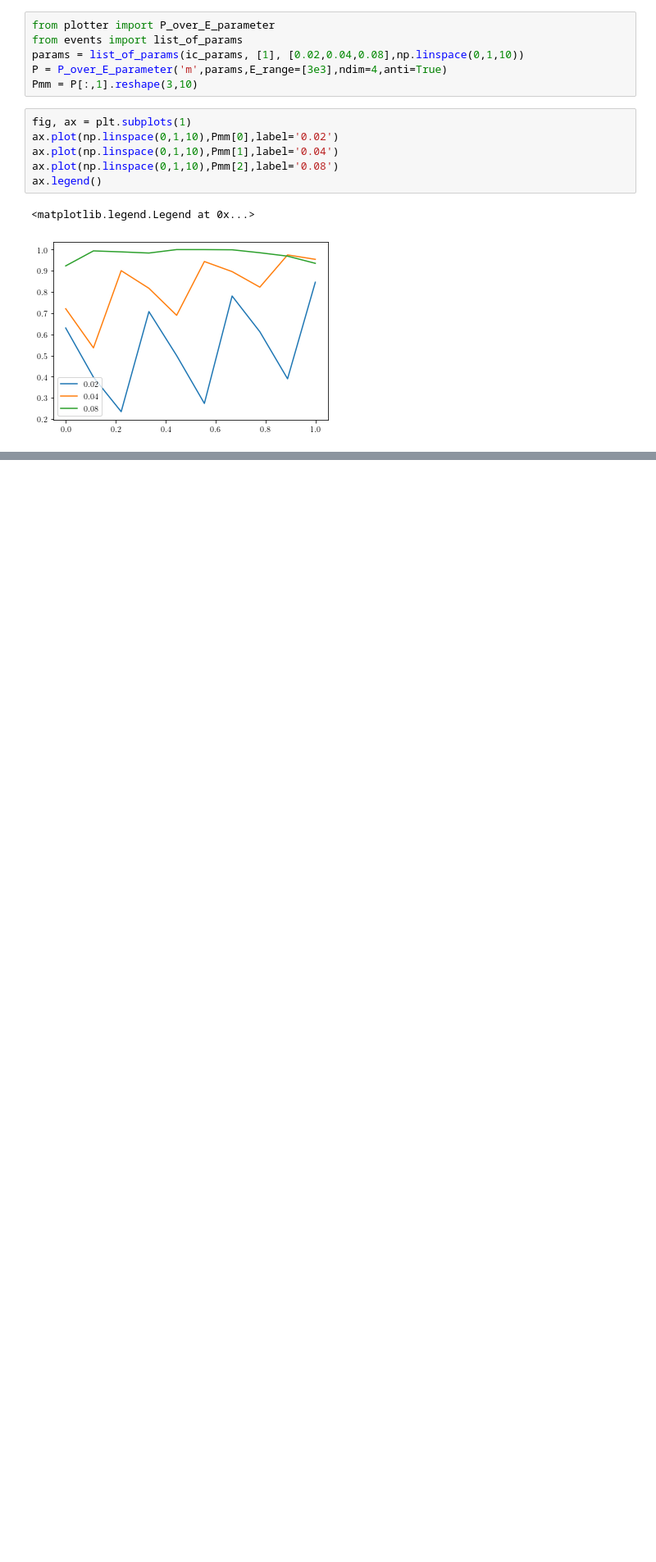
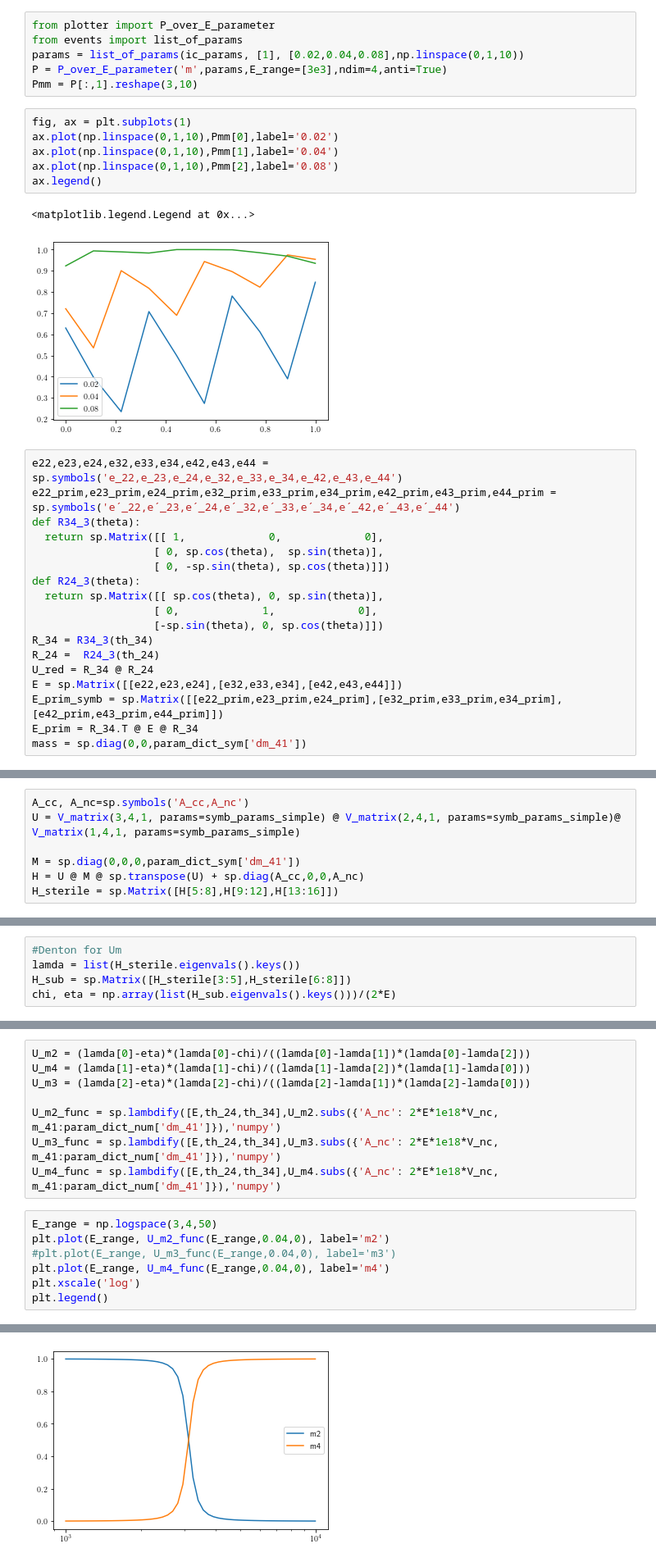
Before and after one commit to Sjoeborg/thesis, a Jupyter notebook: diag_v2.ipynb, the cells around one changed output, grey strips where cells are left out. Shown at 82% size. Cells and saved outputs as stored; diff of their text form; blank space fills up the shorter version.

```diff
--- a/diag_v2.ipynb
+++ b/diag_v2.ipynb
@@ -316,3 +383,21 @@ ax.legend()
 # %% [output]
 <matplotlib.legend.Legend at 0x...>
 [figure]
+# %%
+e22,e23,e24,e32,e33,e34,e42,e43,e44 = sp.symbols('e_22,e_23,e_24,e_32,e_33,e_34,e_42,e_43,e_44')
+e22_prim,e23_prim,e24_prim,e32_prim,e33_prim,e34_prim,e42_prim,e43_prim,e44_prim = sp.symbols('e´_22,e´_23,e´_24,e´_32,e´_33,e´_34,e´_42,e´_43,e´_44')
+def R34_3(theta):
+  return sp.Matrix([[ 1,             0,             0],
+                   [ 0, sp.cos(theta),  sp.sin(theta)],
+                   [ 0, -sp.sin(theta), sp.cos(theta)]])
+def R24_3(theta):
+  return sp.Matrix([[ sp.cos(theta), 0, sp.sin(theta)],
+                   [ 0,             1,             0],
+                   [-sp.sin(theta), 0, sp.cos(theta)]])
+R_34 = R34_3(th_34)
+R_24 =  R24_3(th_24)
+U_red = R_34 @ R_24
+E = sp.Matrix([[e22,e23,e24],[e32,e33,e34],[e42,e43,e44]])
+E_prim_symb = sp.Matrix([[e22_prim,e23_prim,e24_prim],[e32_prim,e33_prim,e34_prim],[e42_prim,e43_prim,e44_prim]])
+E_prim = R_34.T @ E @ R_34
+mass = sp.diag(0,0,param_dict_sym['dm_41'])
@@ -318,0 +420,7 @@ ax.legend()
+# %%
+A_cc, A_nc=sp.symbols('A_cc,A_nc')
+U = V_matrix(3,4,1, params=symb_params_simple) @ V_matrix(2,4,1, params=symb_params_simple)@ V_matrix(1,4,1, params=symb_params_simple)
+
+M = sp.diag(0,0,0,param_dict_sym['dm_41'])
+H = U @ M @ sp.transpose(U) + sp.diag(A_cc,0,0,A_nc)
+H_sterile = sp.Matrix([H[5:8],H[9:12],H[13:16]])
@@ -318,0 +431,5 @@ ax.legend()
+# %%
+#Denton for Um
+lamda = list(H_sterile.eigenvals().keys())
+H_sub = sp.Matrix([H_sterile[3:5],H_sterile[6:8]])
+chi, eta = np.array(list(H_sub.eigenvals().keys()))/(2*E)
@@ -318,0 +440,16 @@ ax.legend()
+# %%
+U_m2 = (lamda[0]-eta)*(lamda[0]-chi)/((lamda[0]-lamda[1])*(lamda[0]-lamda[2]))
+U_m4 = (lamda[1]-eta)*(lamda[1]-chi)/((lamda[1]-lamda[2])*(lamda[1]-lamda[0]))
+U_m3 = (lamda[2]-eta)*(lamda[2]-chi)/((lamda[2]-lamda[1])*(lamda[2]-lamda[0]))
+
+U_m2_func = sp.lambdify([E,th_24,th_34],U_m2.subs({'A_nc': 2*E*1e18*V_nc, m_41:param_dict_num['dm_41']}),'numpy')
+U_m3_func = sp.lambdify([E,th_24,th_34],U_m3.subs({'A_nc': 2*E*1e18*V_nc, m_41:param_dict_num['dm_41']}),'numpy')
+U_m4_func = sp.lambdify([E,th_24,th_34],U_m4.subs({'A_nc': 2*E*1e18*V_nc, m_41:param_dict_num['dm_41']}),'numpy')
+# %%
+E_range = np.logspace(3,4,50)
+plt.plot(E_range, U_m2_func(E_range,0.04,0), label='m2')
+#plt.plot(E_range, U_m3_func(E_range,0.04,0), label='m3')
+plt.plot(E_range, U_m4_func(E_range,0.04,0), label='m4')
+plt.xscale('log')
+plt.legend()
+# %% [output]
@@ -318,0 +457 @@ ax.legend()
+[figure, added]
```
Also changed, not shown: parts of 26 cells of this notebook, 1 other file.
